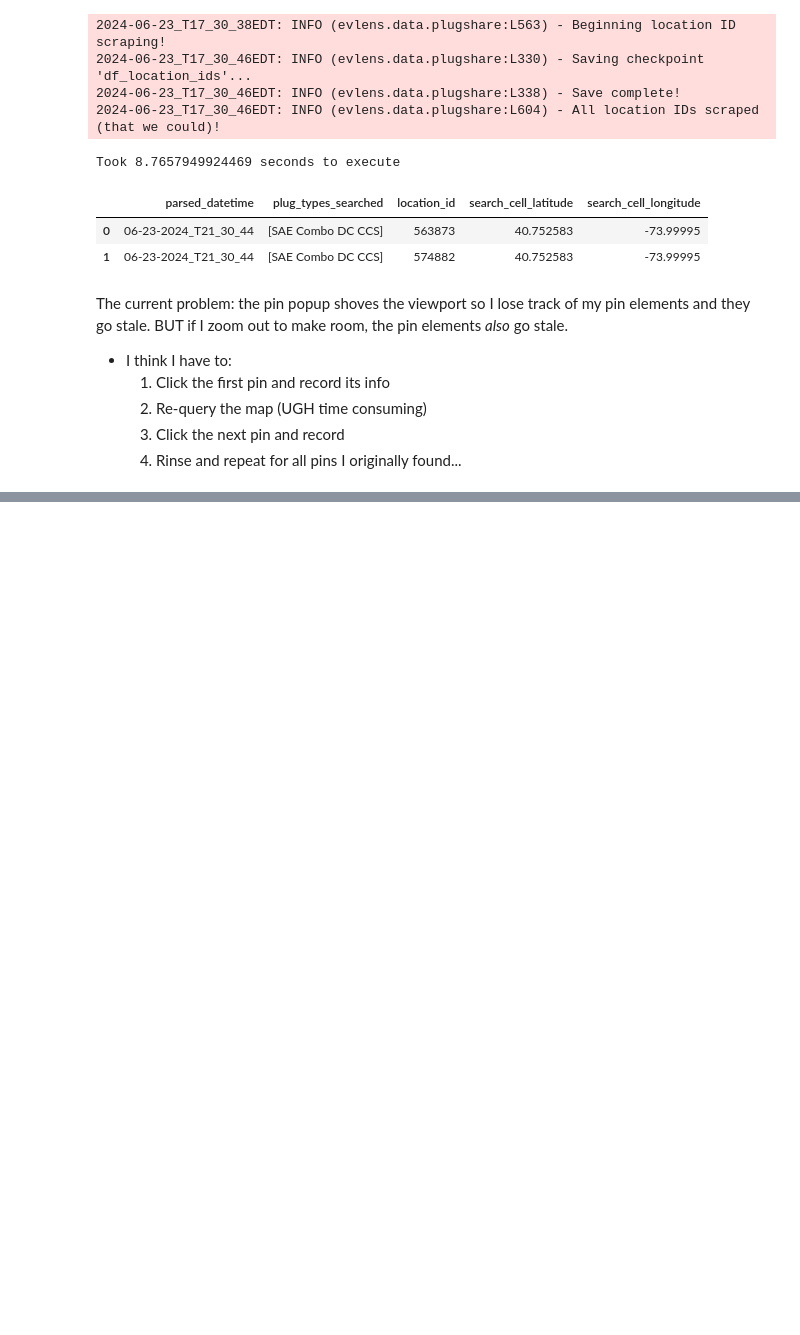
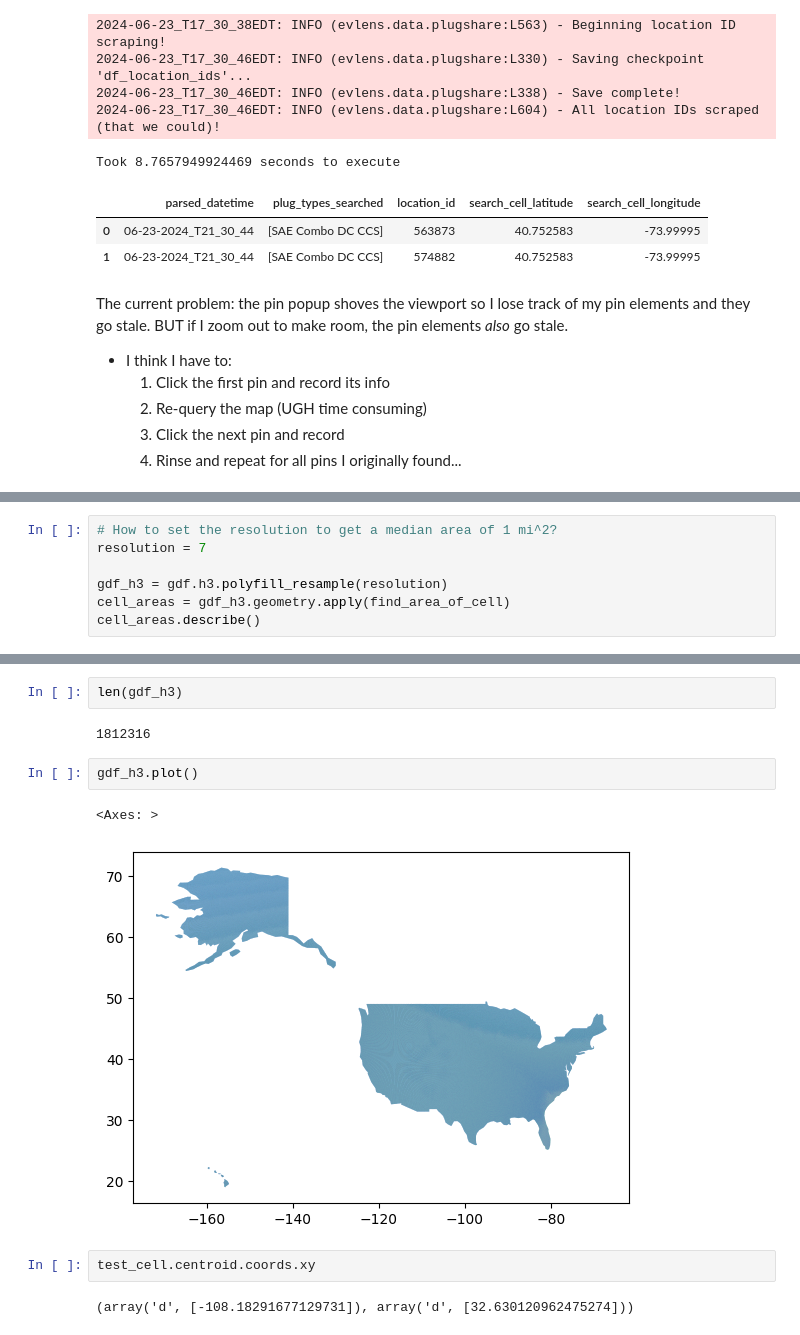
Before and after one commit to emigre459/evlens, a Jupyter notebook: notebooks/0.2-DWRM-PlugshareLocationScraping.ipynb, the cells around one changed output, grey strips where cells are left out. Cells and saved outputs as stored; diff of their text form; blank space fills up the shorter version.

```diff
--- a/notebooks/0.2-DWRM-PlugshareLocationScraping.ipynb
+++ b/notebooks/0.2-DWRM-PlugshareLocationScraping.ipynb
@@ -175,0 +193,7 @@ s.driver.quit()
+# %%
+# How to set the resolution to get a median area of 1 mi^2?
+resolution = 7
+
+gdf_h3 = gdf.h3.polyfill_resample(resolution)
+cell_areas = gdf_h3.geometry.apply(find_area_of_cell)
+cell_areas.describe()
@@ -175,0 +210,13 @@ s.driver.quit()
+# %%
+len(gdf_h3)
+# %% [output]
+1812316
+# %%
+gdf_h3.plot()
+# %% [output]
+<Axes: >
+[figure, added]
+# %%
+test_cell.centroid.coords.xy
+# %% [output]
+(array('d', [-108.18291677129731]), array('d', [32.630120962475274]))
```
Also changed, not shown: parts of 13 cells of this notebook, 2 other files.
